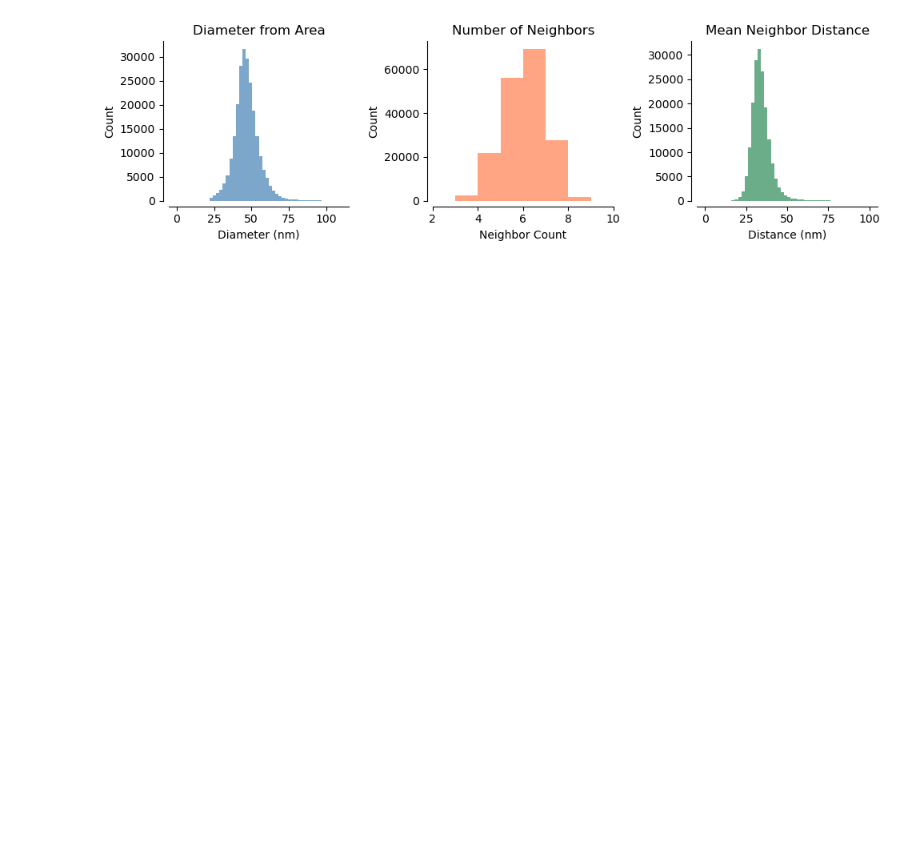
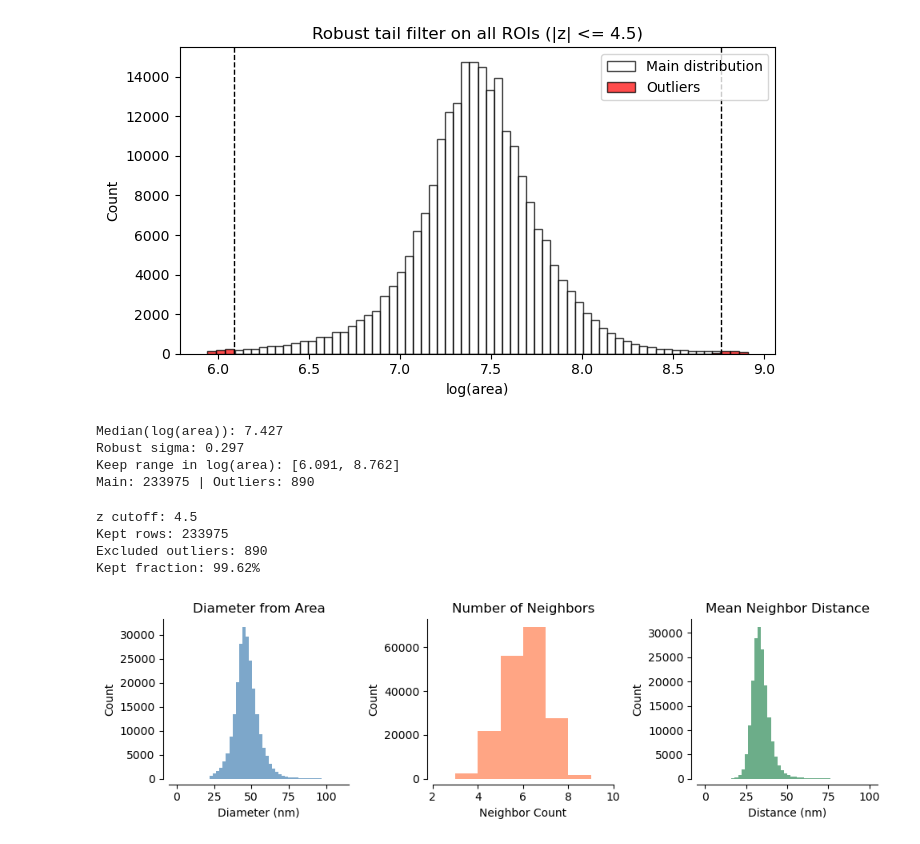
Before and after one commit to jaimemcc/fenestrations, a Jupyter notebook: notebooks/summary_analysis.ipynb, the cells around one changed output. Cells and saved outputs as stored; diff of their text form; code cells hidden in the pictures; blank space fills up the shorter version.

```diff
--- a/notebooks/summary_analysis.ipynb
+++ b/notebooks/summary_analysis.ipynb
@@ -72,3 +790,75 @@ dtype: object
+# %%
+# Filter out ROIs with too large area or too small area
+import matplotlib.pyplot as plt
+import numpy as np
+
+# Robust-tail filtering on all ROIs using log(area)
+log_area = np.log(rois_df["area"].to_numpy())
+
+median_log = np.median(log_area)
+mad_log = np.median(np.abs(log_area - median_log))
+if mad_log == 0:
+    raise ValueError("MAD is zero; robust z-score cannot be computed.")
+
+robust_sigma = 1.4826 * mad_log
+robust_z = (log_area - median_log) / robust_sigma
+
+z_thresh = 4.5  # increase for fewer outliers; decrease for more
+keep = np.abs(robust_z) <= z_thresh
+
+rois_df["is_main_distribution"] = keep
+rois_df["robust_z_log_area"] = robust_z
+
+lower_keep = median_log - z_thresh * robust_sigma
+upper_keep = median_log + z_thresh * robust_sigma
+
+plt.figure(figsize=(7, 4))
+plt.hist(log_area[keep], bins=60, alpha=0.7, color="white", edgecolor="black", label="Main distribution")
+plt.hist(log_area[~keep], bins=60, alpha=0.7, color="red", edgecolor="black", label="Outliers")
+plt.axvline(lower_keep, color="black", linestyle="--", linewidth=1)
+plt.axvline(upper_keep, color="black", linestyle="--", linewidth=1)
+plt.xlabel("log(area)")
+plt.ylabel("Count")
+plt.title(f"Robust tail filter on all ROIs (|z| <= {z_thresh})")
+plt.legend()
+plt.tight_layout()
+plt.show()
+
+print(f"Median(log(area)): {median_log:.3f}")
+print(f"Robust sigma: {robust_sigma:.3f}")
+print(f"Keep range in log(area): [{lower_keep:.3f}, {upper_keep:.3f}]")
+print(f"Main: {keep.sum()} | Outliers: {(~keep).sum()}")
+# %% [output]
+[figure, added]
+Median(log(area)): 7.427
+Robust sigma: 0.297
+Keep range in log(area): [6.091, 8.762]
+Main: 233975 | Outliers: 890
+# %%
+# New DataFrame excluding robust-z outliers (|z| > 3)
+z_cutoff = 4.5
+
+if "robust_z_log_area" not in rois_df.columns:
+    log_area = np.log(rois_df["area"].to_numpy())
+    median_log = np.median(log_area)
+    mad_log = np.median(np.abs(log_area - median_log))
+    if mad_log == 0:
+        raise ValueError("MAD is zero; robust z-score cannot be computed.")
+    robust_sigma = 1.4826 * mad_log
+    rois_df["robust_z_log_area" ] = (log_area - median_log) / robust_sigma
+
+rois_df_no_outliers = rois_df[np.abs(rois_df["robust_z_log_area"]) <= z_cutoff].copy()
+rois_df_outliers = rois_df[np.abs(rois_df["robust_z_log_area"]) > z_cutoff].copy()
+
+print(f"z cutoff: {z_cutoff}")
+print(f"Kept rows: {len(rois_df_no_outliers)}")
+print(f"Excluded outliers: {len(rois_df_outliers)}")
+print(f"Kept fraction: {len(rois_df_no_outliers)/len(rois_df):.2%}")
+# %% [output]
+z cutoff: 4.5
+Kept rows: 233975
+Excluded outliers: 890
+Kept fraction: 99.62%
 # %%
 
 fig, axes = plt.subplots(1, 3, figsize=(10, 3))
```
Also changed, not shown: parts of 36 cells of this notebook, 5 other files.
